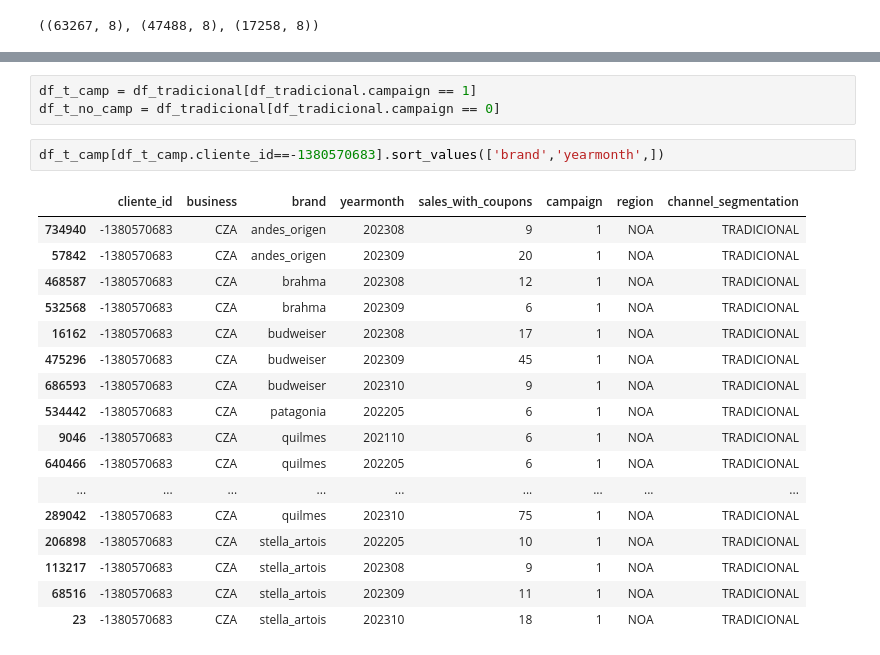
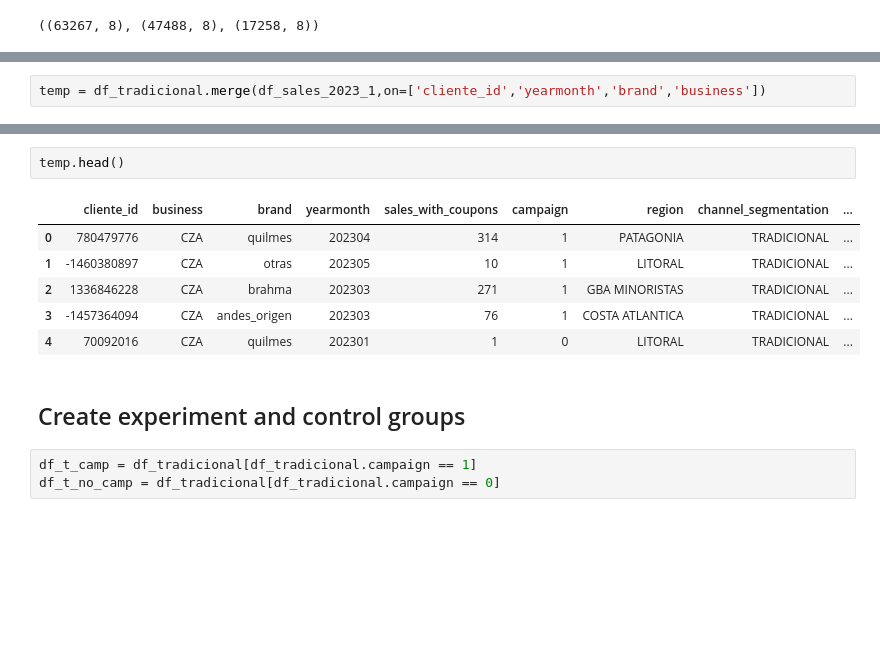
Before and after one commit to DenisTros/Quilmes_lift, a Jupyter notebook: notebooks/lift.ipynb, the cells around one changed output, grey strips where cells are left out. Saved outputs shown, nothing was run; the diff lists cells and outputs as text; blank space fills up the shorter version.

```diff
--- a/notebooks/lift.ipynb
+++ b/notebooks/lift.ipynb
@@ -323,0 +384,2 @@ df_tradicional.shape, df_autoservicio.shape, df_kiosco.shape
+# %%
+temp = df_tradicional.merge(df_sales_2023_1,on=['cliente_id','yearmonth','brand','business'])
@@ -324,23 +397,14 @@ df_tradicional.shape, df_autoservicio.shape, df_kiosco.shape
+# %%
+temp.head()
+# %% [output]
+|  | cliente_id | business | brand | yearmonth | sales_with_coupons | campaign | region | channel_segmentation | ... |
+| 0 | 780479776 | CZA | quilmes | 202304 | 314 | 1 | PATAGONIA | TRADICIONAL | ... |
+| 1 | -1460380897 | CZA | otras | 202305 | 10 | 1 | LITORAL | TRADICIONAL | ... |
+| 2 | 1336846228 | CZA | brahma | 202303 | 271 | 1 | GBA MINORISTAS | TRADICIONAL | ... |
+| 3 | -1457364094 | CZA | andes_origen | 202303 | 76 | 1 | COSTA ATLANTICA | TRADICIONAL | ... |
+| 4 | 70092016 | CZA | quilmes | 202301 | 1 | 0 | LITORAL | TRADICIONAL | ... |
+# %% [markdown]
+## Create experiment and control groups
 # %%
 df_t_camp = df_tradicional[df_tradicional.campaign == 1]
 df_t_no_camp = df_tradicional[df_tradicional.campaign == 0]
-# %%
-df_t_camp[df_t_camp.cliente_id==-1380570683].sort_values(['brand','yearmonth',])
-# %% [output]
-|  | cliente_id | business | brand | yearmonth | sales_with_coupons | campaign | region | channel_segmentation |
-| 734940 | -1380570683 | CZA | andes_origen | 202308 | 9 | 1 | NOA | TRADICIONAL |
-| 57842 | -1380570683 | CZA | andes_origen | 202309 | 20 | 1 | NOA | TRADICIONAL |
-| 468587 | -1380570683 | CZA | brahma | 202308 | 12 | 1 | NOA | TRADICIONAL |
-| 532568 | -1380570683 | CZA | brahma | 202309 | 6 | 1 | NOA | TRADICIONAL |
-| 16162 | -1380570683 | CZA | budweiser | 202308 | 17 | 1 | NOA | TRADICIONAL |
-| 475296 | -1380570683 | CZA | budweiser | 202309 | 45 | 1 | NOA | TRADICIONAL |
-| 686593 | -1380570683 | CZA | budweiser | 202310 | 9 | 1 | NOA | TRADICIONAL |
-| 534442 | -1380570683 | CZA | patagonia | 202205 | 6 | 1 | NOA | TRADICIONAL |
-| 9046 | -1380570683 | CZA | quilmes | 202110 | 6 | 1 | NOA | TRADICIONAL |
-| 640466 | -1380570683 | CZA | quilmes | 202205 | 6 | 1 | NOA | TRADICIONAL |
-| ... | ... | ... | ... | ... | ... | ... | ... | ... |
-| 289042 | -1380570683 | CZA | quilmes | 202310 | 75 | 1 | NOA | TRADICIONAL |
-| 206898 | -1380570683 | CZA | stella_artois | 202205 | 10 | 1 | NOA | TRADICIONAL |
-| 113217 | -1380570683 | CZA | stella_artois | 202308 | 9 | 1 | NOA | TRADICIONAL |
-| 68516 | -1380570683 | CZA | stella_artois | 202309 | 11 | 1 | NOA | TRADICIONAL |
-| 23 | -1380570683 | CZA | stella_artois | 202310 | 18 | 1 | NOA | TRADICIONAL |
```
Also changed, not shown: parts of 28 cells of this notebook.
